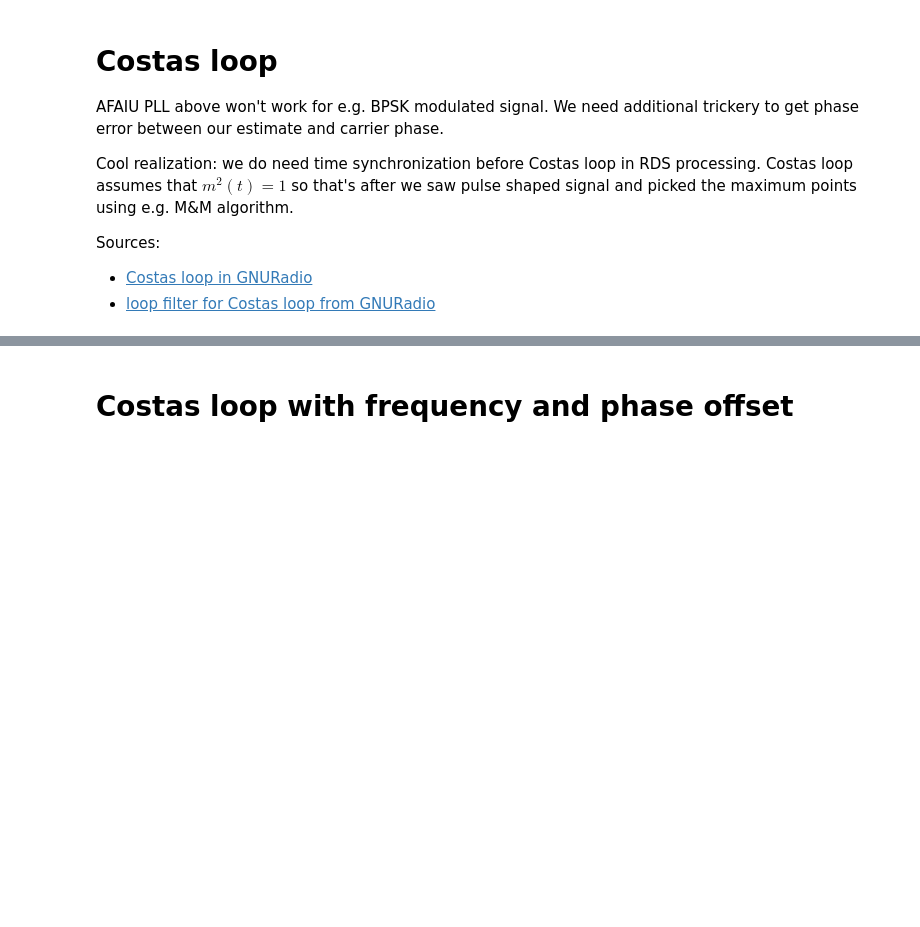
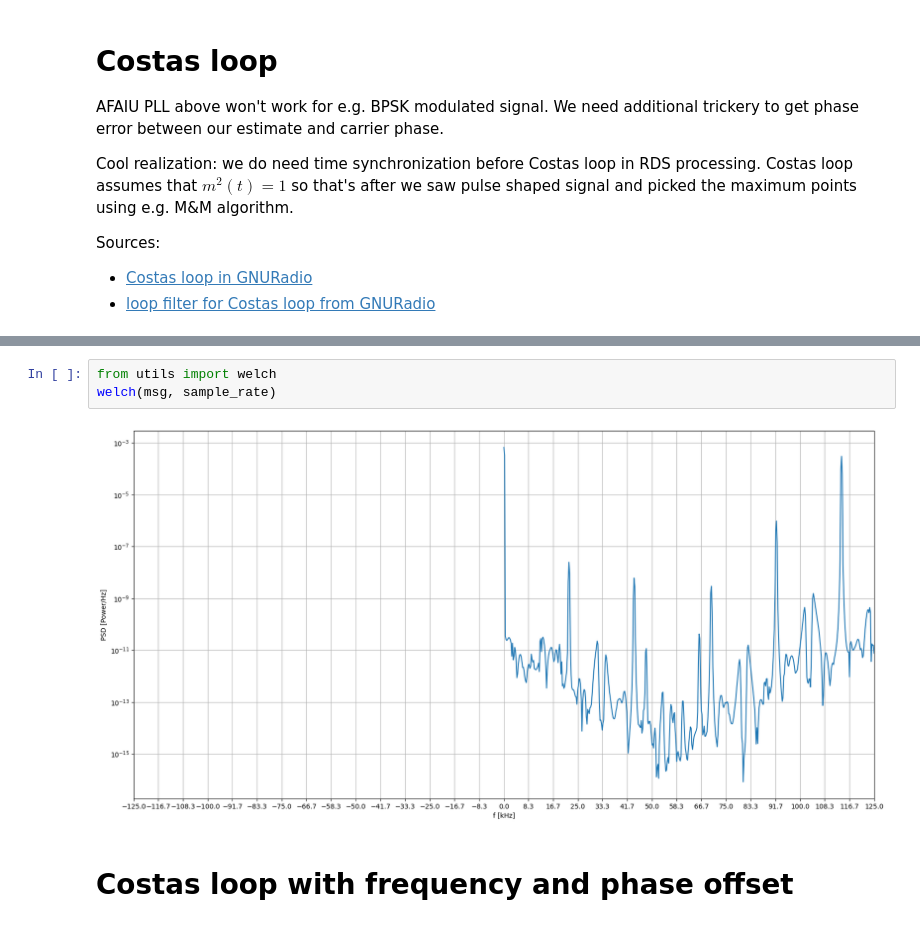
Before and after one commit to enthyp/SDR, a Jupyter notebook: PLL.ipynb, the cells around one changed output, grey strips where cells are left out. Drawn from its saved outputs; the diff is of its cells as text; blank space fills up the shorter version.

```diff
--- a/PLL.ipynb
+++ b/PLL.ipynb
@@ -138,2 +160,7 @@ plot_signals([msg], start=start, width=width, normalize=False)
+# %%
+from utils import welch
+welch(msg, sample_rate)
+# %% [output]
+[figure, added]
 # %% [markdown]
 # Costas loop with frequency and phase offset
```
Also changed, not shown: parts of 6 cells of this notebook.
